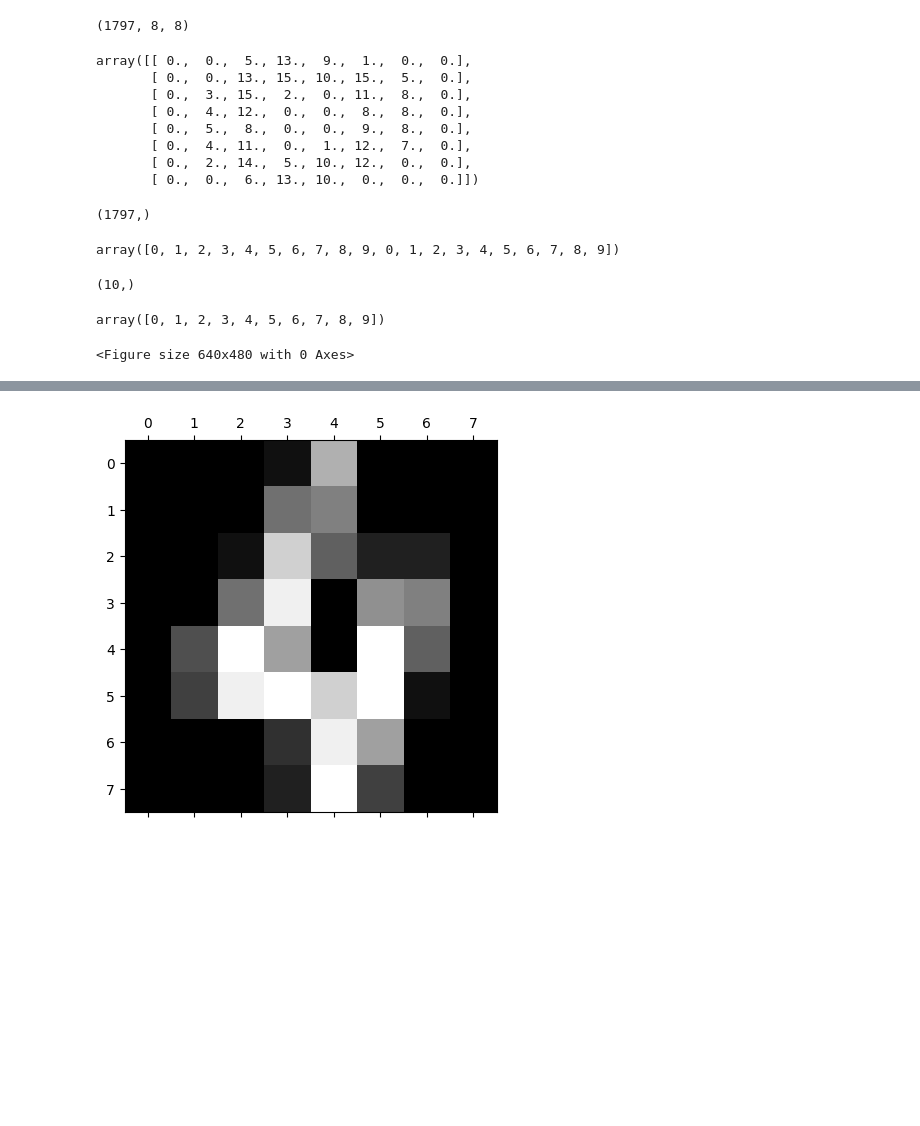
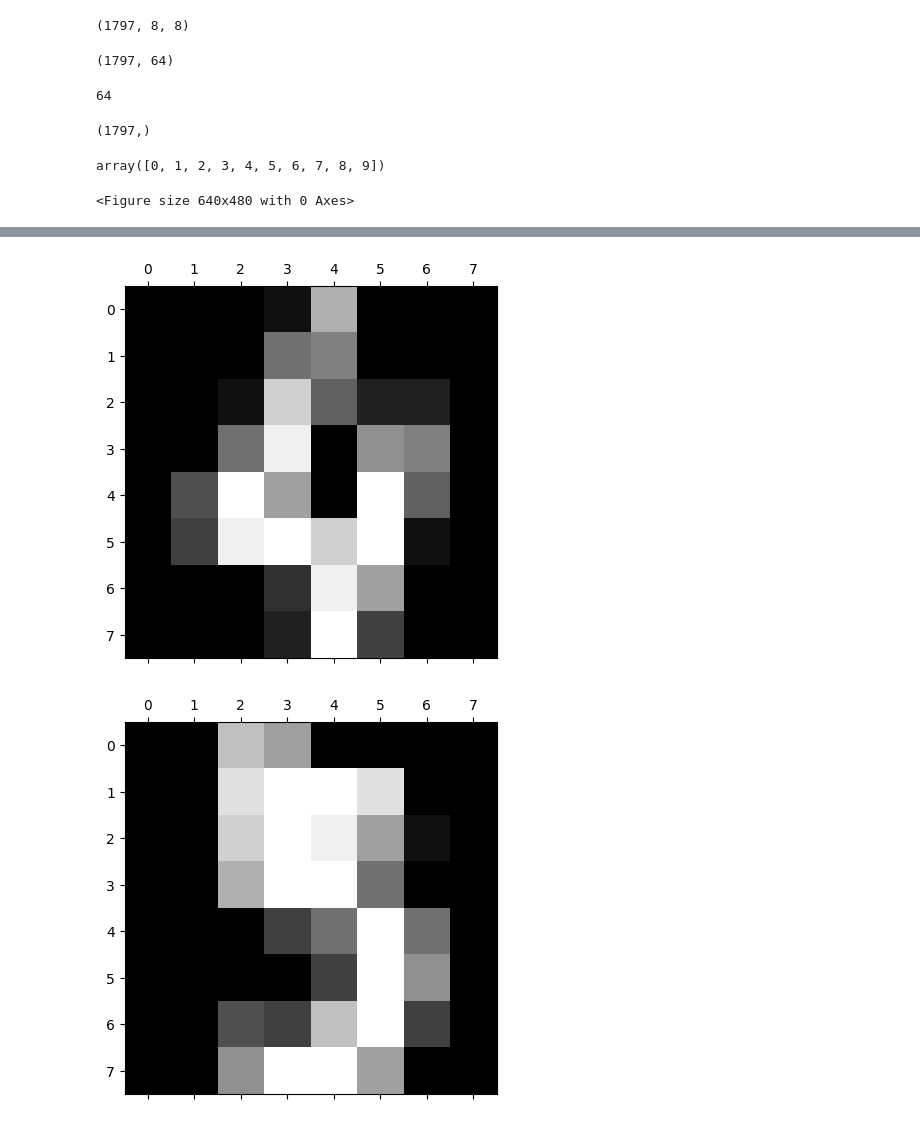
Before and after one commit to manhtdxxx/learn-ML, a Jupyter notebook: 02 - Machine Learning/04.2 Logistic Regression (Multi-class).ipynb, the cells around one changed output, grey strips where cells are left out. Saved outputs shown, nothing was run; the diff lists cells and outputs as text; code cells hidden in the pictures; blank space fills up the shorter version.

```diff
--- a/02 - Machine Learning/04.2 Logistic Regression (Multi-class).ipynb
+++ b/02 - Machine Learning/04.2 Logistic Regression (Multi-class).ipynb
@@ -47,36 +35,32 @@ digit.feature_names
 # %%
-print(digit.images.shape)
-digit.images[0]
+digit.images.shape  # 1797 images, each image has width x height : 8 x 8
 # %% [output]
 (1797, 8, 8)
-array([[ 0.,  0.,  5., 13.,  9.,  1.,  0.,  0.],
-       [ 0.,  0., 13., 15., 10., 15.,  5.,  0.],
-       [ 0.,  3., 15.,  2.,  0., 11.,  8.,  0.],
-       [ 0.,  4., 12.,  0.,  0.,  8.,  8.,  0.],
-       [ 0.,  5.,  8.,  0.,  0.,  9.,  8.,  0.],
-       [ 0.,  4., 11.,  0.,  1., 12.,  7.,  0.],
-       [ 0.,  2., 14.,  5., 10., 12.,  0.,  0.],
-       [ 0.,  0.,  6., 13., 10.,  0.,  0.,  0.]])
+# %%
+digit.data.shape  # flatten to 64 features to train
+# %% [output]
+(1797, 64)
+# %%
+len(digit.feature_names)
+# %% [output]
+64
 # %%
-print(digit.target.shape)
-digit.target[:20]
+digit.target.shape  # outputs of 1797 images
 # %% [output]
 (1797,)
-array([0, 1, 2, 3, 4, 5, 6, 7, 8, 9, 0, 1, 2, 3, 4, 5, 6, 7, 8, 9])
 # %%
-print(digit.target_names.shape)
-digit.target_names
+digit.target_names  # outputs are categorized into 10, from number 0 to 9
 # %% [output]
-(10,)
+array([0, 1, 2, 3, 4, 5, 6, 7, 8, 9])
-array([0, 1, 2, 3, 4, 5, 6, 7, 8, 9])
 # %%
 plt.gray()
-for i in range(5):
+for i in range(10):
     plt.matshow(digit.images[i])
 # %% [output]
 <Figure size 640x480 with 0 Axes>
 [figure]
 [figure]
 [figure]
 [figure]
 [figure]
+[figure, added]
```
Also changed, not shown: parts of 10 cells of this notebook, 11 other files.
